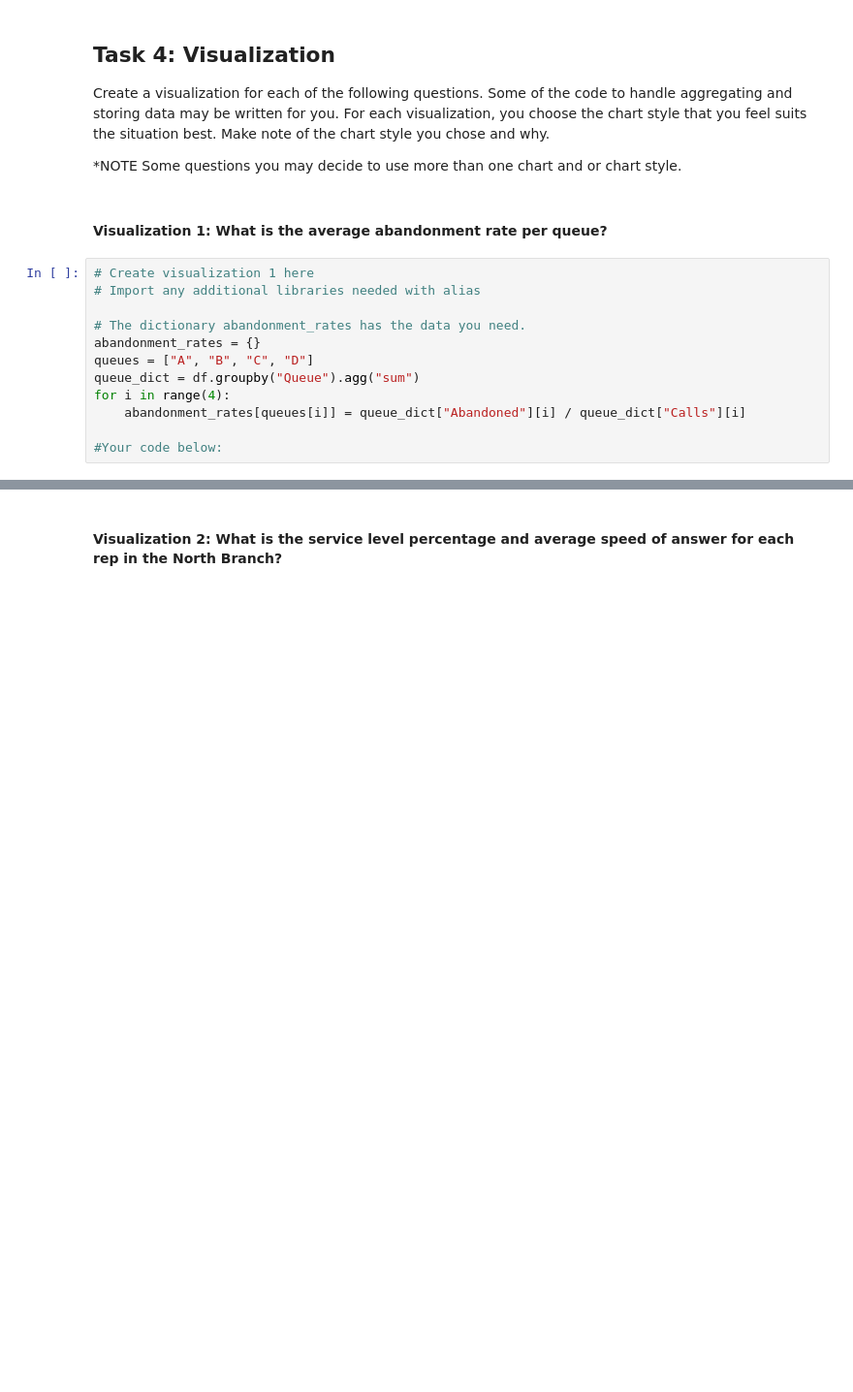
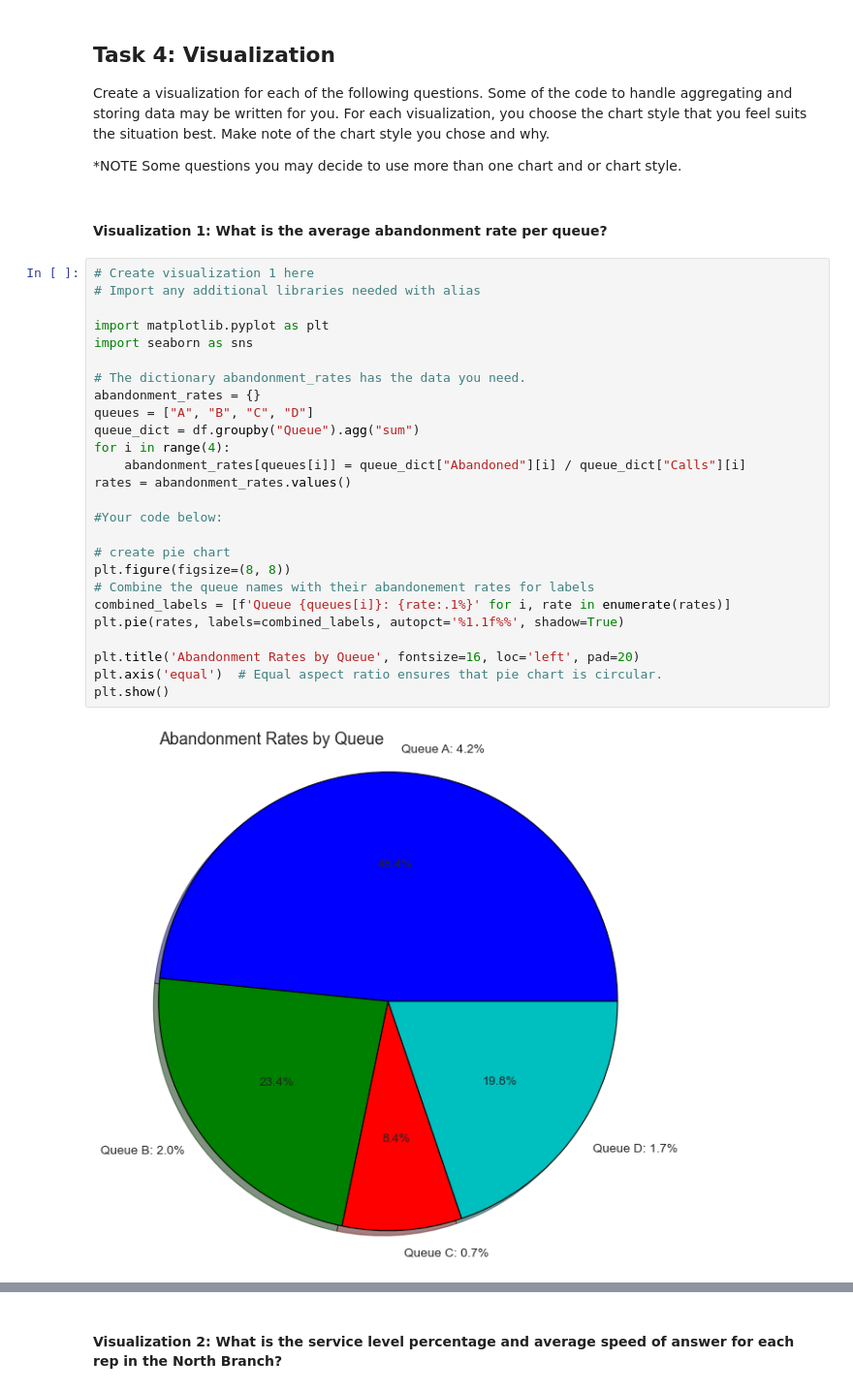
Before and after one commit to LSHAlluri/call-center-cleanup-assignment, a Jupyter notebook: Call_Center_Cleanup.ipynb, the cells around one changed output, grey strips where cells are left out. Shown at 97% size. Saved outputs shown, nothing was run; the diff lists cells and outputs as text; blank space fills up the shorter version.

```diff
--- a/Call_Center_Cleanup.ipynb
+++ b/Call_Center_Cleanup.ipynb
@@ -384,15 +385,31 @@ Create a visualization for each of the following questions. Some of the code to
 # %%
 # Create visualization 1 here
 # Import any additional libraries needed with alias
+
+import matplotlib.pyplot as plt
+import seaborn as sns
 
 # The dictionary abandonment_rates has the data you need.
 abandonment_rates = {}
 queues = ["A", "B", "C", "D"]
 queue_dict = df.groupby("Queue").agg("sum")
 for i in range(4):
     abandonment_rates[queues[i]] = queue_dict["Abandoned"][i] / queue_dict["Calls"][i]
+rates = abandonment_rates.values()
 
 #Your code below:
+
+# create pie chart
+plt.figure(figsize=(8, 8))
+# Combine the queue names with their abandonement rates for labels
+combined_labels = [f'Queue {queues[i]}: {rate:.1%}' for i, rate in enumerate(rates)]
+plt.pie(rates, labels=combined_labels, autopct='%1.1f%%', shadow=True)
+
+plt.title('Abandonment Rates by Queue', fontsize=16, loc='left', pad=20)
+plt.axis('equal')  # Equal aspect ratio ensures that pie chart is circular.
+plt.show()
+# %% [output]
+[figure, added]
 # %% [markdown]
 ##### Record your answer below:
 
```
Also changed, not shown: parts of 16 cells of this notebook.
